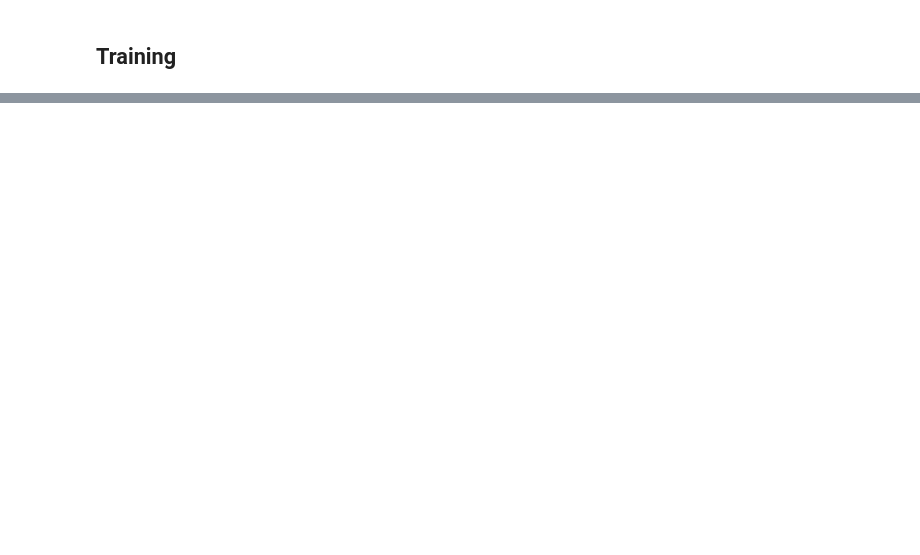
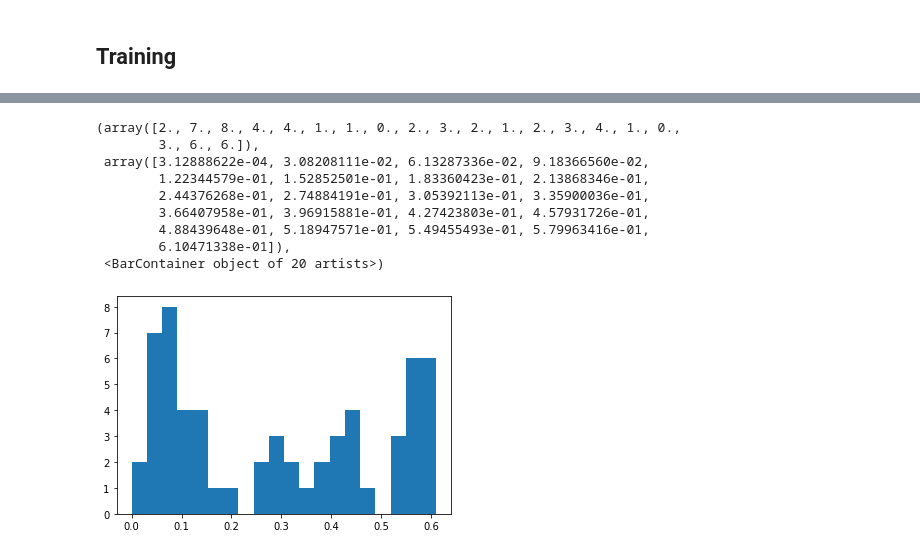
Before and after one commit to FlorianRupp/nmmo-baselines, a Jupyter notebook: experiments/predict_balance.ipynb, the cells around one changed output, grey strips where cells are left out. Cells and saved outputs as stored; diff of their text form; code cells hidden in the pictures; blank space fills up the shorter version.

```diff
--- a/experiments/predict_balance.ipynb
+++ b/experiments/predict_balance.ipynb
@@ -171,0 +177,6 @@ array([[[0.1, 0.4, 0.4, 0.6, 0. , 0.4]],
+# %%
+print("eval", model.evaluate(X_test, y_test))
+pred = model.predict(X_test)
+diffs = [abs(p-t).numpy()[0] for p, t in zip(pred, y_test)]
+plt.hist(diffs, bins=20)
+# %% [output]
@@ -171,0 +186,10 @@ array([[[0.1, 0.4, 0.4, 0.6, 0. , 0.4]],
+(array([2., 7., 8., 4., 4., 1., 1., 0., 2., 3., 2., 1., 2., 3., 4., 1., 0.,
+        3., 6., 6.]),
+ array([3.12888622e-04, 3.08208111e-02, 6.13287336e-02, 9.18366560e-02,
+        1.22344579e-01, 1.52852501e-01, 1.83360423e-01, 2.13868346e-01,
+        2.44376268e-01, 2.74884191e-01, 3.05392113e-01, 3.35900036e-01,
+        3.66407958e-01, 3.96915881e-01, 4.27423803e-01, 4.57931726e-01,
+        4.88439648e-01, 5.18947571e-01, 5.49455493e-01, 5.79963416e-01,
+        6.10471338e-01]),
+ <BarContainer object of 20 artists>)
+[figure, added]
```
Also changed, not shown: parts of 20 cells of this notebook.
